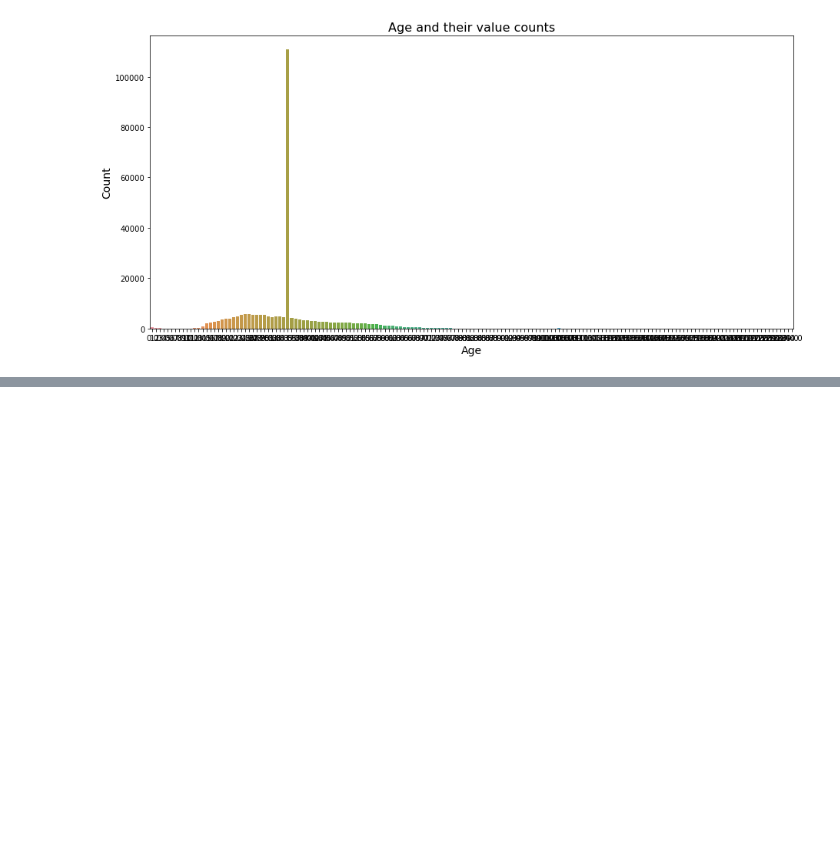
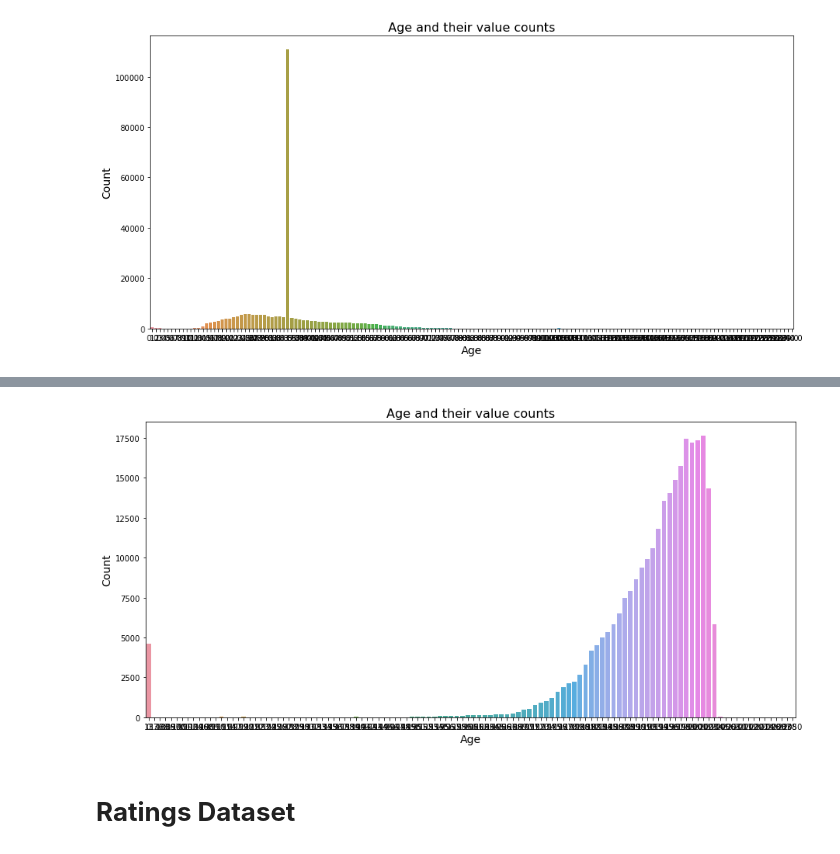
Before and after one commit to Narayan718/unsupervised, a Jupyter notebook: recommendation model.ipynb, the cells around one changed output, grey strips where cells are left out. Drawn from its saved outputs; the diff is of its cells as text; code cells hidden in the pictures; blank space fills up the shorter version.

```diff
--- a/recommendation model.ipynb
+++ b/recommendation model.ipynb
@@ -169,0 +272,10 @@ plt.show()
+# %%
+#plotting the Age type data
+plt.figure(figsize=(15, 7))
+sns.countplot(book_df['Year-Of-Publication'])
+plt.title('Age and their value counts', size=16)
+plt.xlabel('Age', size=14)
+plt.ylabel('Count', size=14)
+plt.show()
+# %% [output]
+[figure, added]
@@ -169,0 +287,2 @@ plt.show()
+# %% [markdown]
+# **Ratings Dataset**
```
Also changed, not shown: parts of 34 cells of this notebook.
